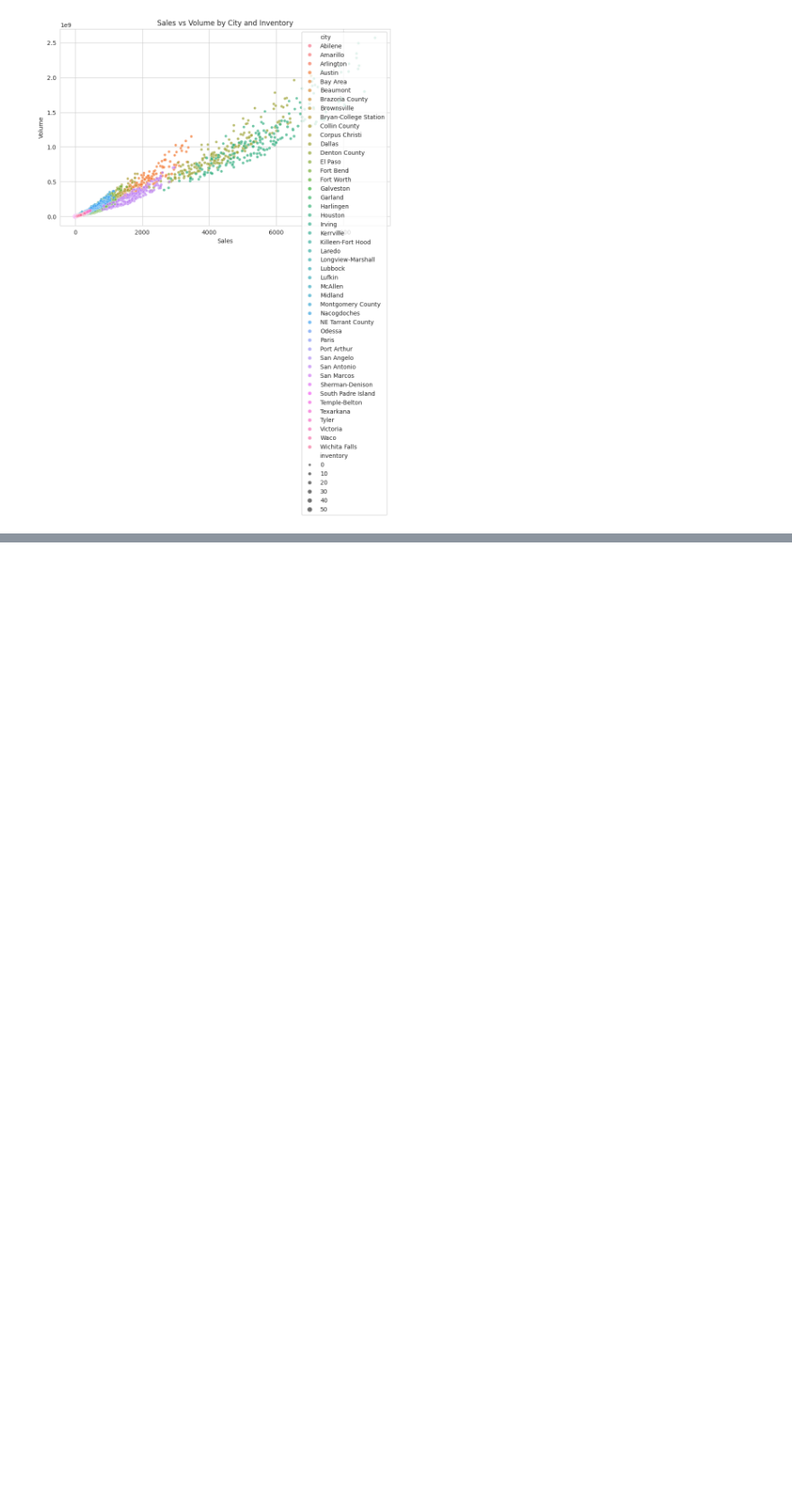
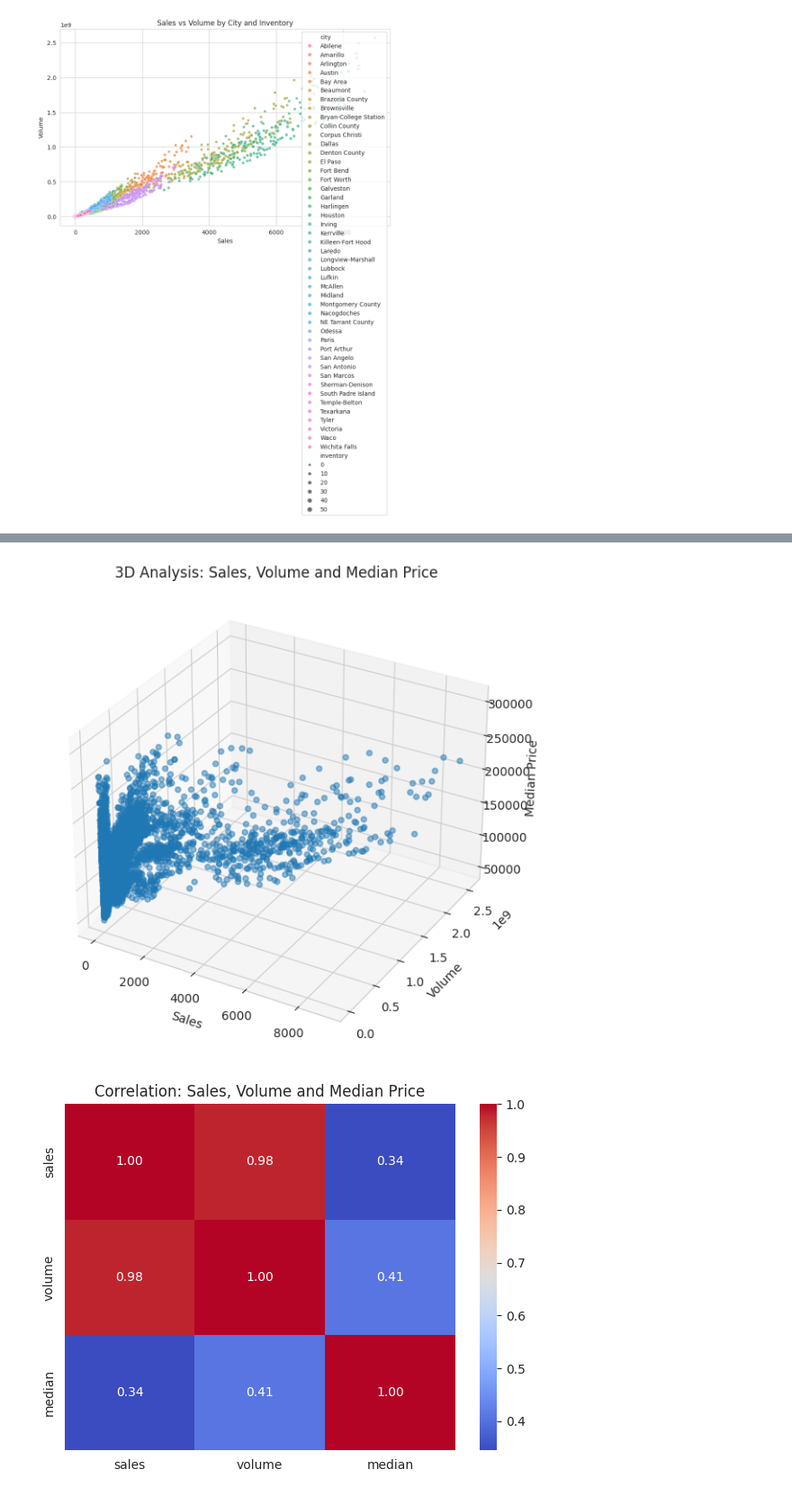
Before and after one commit to adits09/EDA_PROJECT_ADITI, a Jupyter notebook: Phase1_EDA.ipynb, the cells around one changed output, grey strips where cells are left out. Shown at 90% size. Saved outputs shown, nothing was run; the diff lists cells and outputs as text; code cells hidden in the pictures; blank space fills up the shorter version.

```diff
--- a/Phase1_EDA.ipynb
+++ b/Phase1_EDA.ipynb
@@ -400,0 +545,56 @@ plt.show()
+# %%
+## 3. 3D Statistical Analysis:
+
+# Select three variables and remove missing values
+data_3d = df[
+    ["sales", "volume", "median"]
+].dropna()
+
+#3D Scatter Plot:
+from mpl_toolkits.mplot3d import Axes3D
+
+fig = plt.figure(figsize=(10, 7))
+
+ax = fig.add_subplot(
+    111,
+    projection="3d"
+)
+
+ax.scatter(
+    data_3d["sales"],
+    data_3d["volume"],
+    data_3d["median"],
+    alpha=0.5
+)
+
+ax.set_xlabel("Sales")
+ax.set_ylabel("Volume")
+ax.set_zlabel("Median Price")
+
+ax.set_title("3D Analysis: Sales, Volume and Median Price")
+
+plt.show()
+
+#Correlation between the three variables:
+
+correlation_3d = data_3d[
+    ["sales", "volume", "median"]
+].corr()
+
+correlation_3d
+
+plt.figure(figsize=(7, 5))
+
+sns.heatmap(
+    correlation_3d,
+    annot=True,
+    fmt=".2f",
+    cmap="coolwarm"
+)
+
+plt.title("Correlation: Sales, Volume and Median Price")
+
+plt.show()
+# %% [output]
+[figure, added]
+[figure, added]
```
Also changed, not shown: parts of 6 cells of this notebook.
